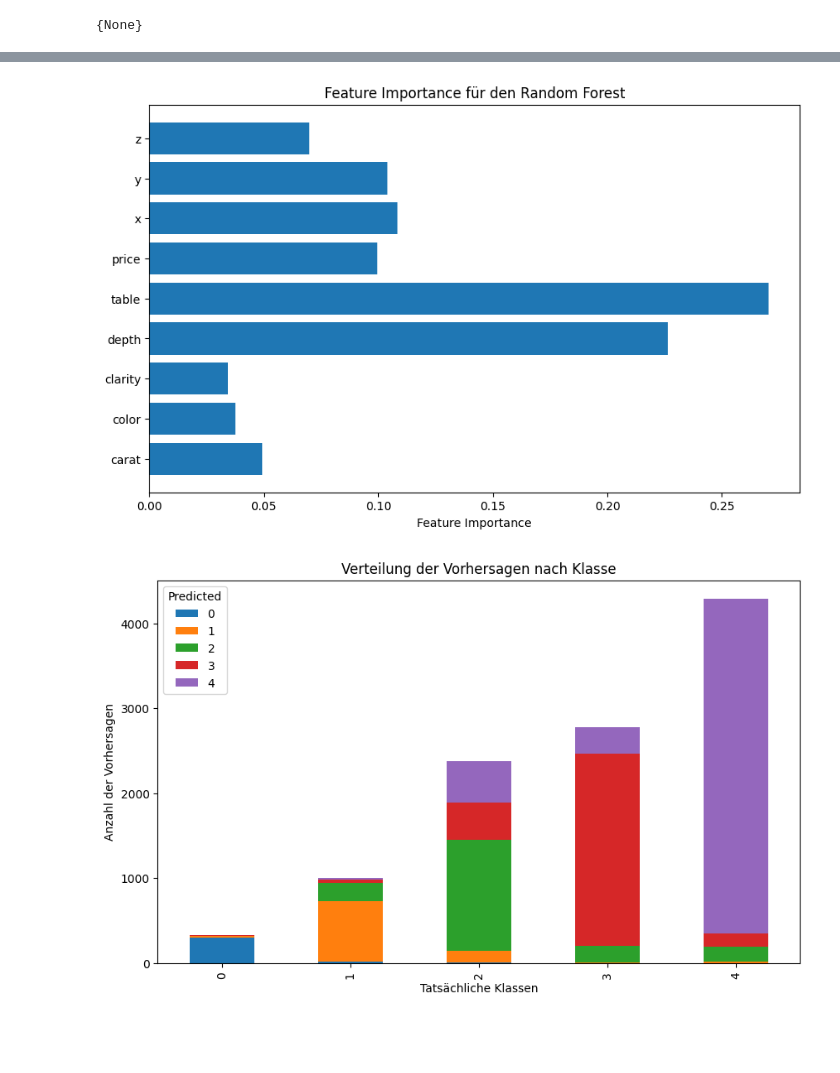
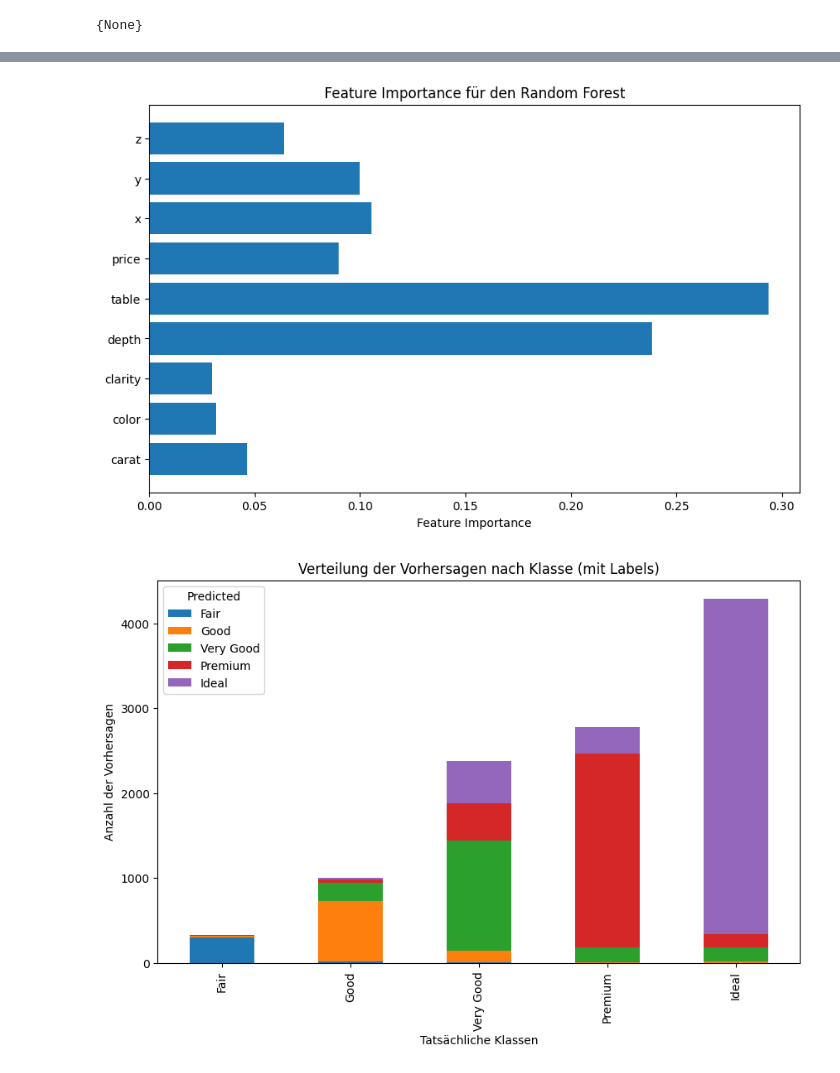
Before and after one commit to michi3001/DataScienceProject, a Jupyter notebook: notebooks/MachineLearningPart1/ClassificationProblem.ipynb, the cells around one changed output, grey strips where cells are left out. Cells and saved outputs as stored; diff of their text form; code cells hidden in the pictures; blank space fills up the shorter version.

```diff
--- a/notebooks/MachineLearningPart1/ClassificationProblem.ipynb
+++ b/notebooks/MachineLearningPart1/ClassificationProblem.ipynb
@@ -119,15 +97,14 @@ Die Inputdaten sehen wie folgt aus:
 # Label Encoding ist notwendig, da so eine natürliche Ordnung der Kategorien hergestellt wird
 # Die Ordnung ist wie folgt: Fair < Good < Very Good < Premium < Ideal
 
-cut_mapping = {
-    'Fair': 0,
-    'Good': 1,
-    'Very Good': 2,
-    'Premium': 3,
-    'Ideal': 4
-}
 
-y = df['cut'].map(cut_mapping)
+cut_mapping = [['Fair', 'Good', 'Very Good', 'Premium', 'Ideal']]
 
-display(y.head())
+encoder = OrdinalEncoder(categories=cut_mapping)
+y = encoder.fit_transform(df[['cut']])
+
+# Konvertiere 'y' in ein 1D-Array
+y = y.ravel()
+
+display(y)
 # %% [output]
@@ -165,6 +117,6 @@ Best hyperparameters: {'max_depth': None, 'max_features': 'sqrt', 'min_samples_l
 # %%
 # RandomForestClassifier Modell erstellen und trainieren
-rf_model = RandomForestClassifier(n_estimators=500, random_state=42, max_features="sqrt", max_depth=None, min_samples_leaf=1, min_samples_split=5)
+rf_model = RandomForestClassifier(n_estimators=200, random_state=42, max_features="sqrt", max_depth=None, min_samples_leaf=1, min_samples_split=5)
 # Modell trainieren
 print("Trainiere Random Forest Modell...")
 rf_model.fit(X_train, y_train)
@@ -215,22 +167,26 @@ plt.xlabel('Feature Importance')
 plt.title('Feature Importance für den Random Forest')
 plt.show()
 # %% [output]
-[figure, old version]
+[figure, new version]
 # %%
-# Verteilung der Vorhersagen und tatsächlichen Werte
-results = pd.DataFrame({
-    'True': y_test,
-    'Predicted': y_predicted_test
+# Rücktransformation der numerischen Werte in Kategorien
+y_test_str = encoder.inverse_transform(y_test.reshape(-1, 1)).ravel()
+y_predicted_test_str = encoder.inverse_transform(y_predicted_test.reshape(-1, 1)).ravel()
+
+# Erstelle eine Kreuztabelle
+results_str = pd.DataFrame({
+    'True': pd.Categorical(y_test_str, categories=cut_mapping[0], ordered=True),  # Reihenfolge beibehalten
+    'Predicted': pd.Categorical(y_predicted_test_str, categories=cut_mapping[0], ordered=True)  # Reihenfolge beibehalten
 })
 
 # Zähle die korrekten und falschen Vorhersagen für jede Klasse
-class_distribution = pd.crosstab(results['True'], results['Predicted'], rownames=['True'], colnames=['Predicted'])
-class_distribution.plot(kind='bar', stacked=True, figsize=(10, 6))
+class_distribution_str = pd.crosstab(results_str['True'], results_str['Predicted'], rownames=['True'], colnames=['Predicted'])
+class_distribution_str.plot(kind='bar', stacked=True, figsize=(10, 6))
 
-plt.title('Verteilung der Vorhersagen nach Klasse')
+plt.title('Verteilung der Vorhersagen nach Klasse (mit Labels)')
 plt.xlabel('Tatsächliche Klassen')
 plt.ylabel('Anzahl der Vorhersagen')
 plt.show()
 # %% [output]
-[figure, old version]
+[figure, new version]
 # %%
```
Also changed, not shown: parts of 10 cells of this notebook, 3 other files.
